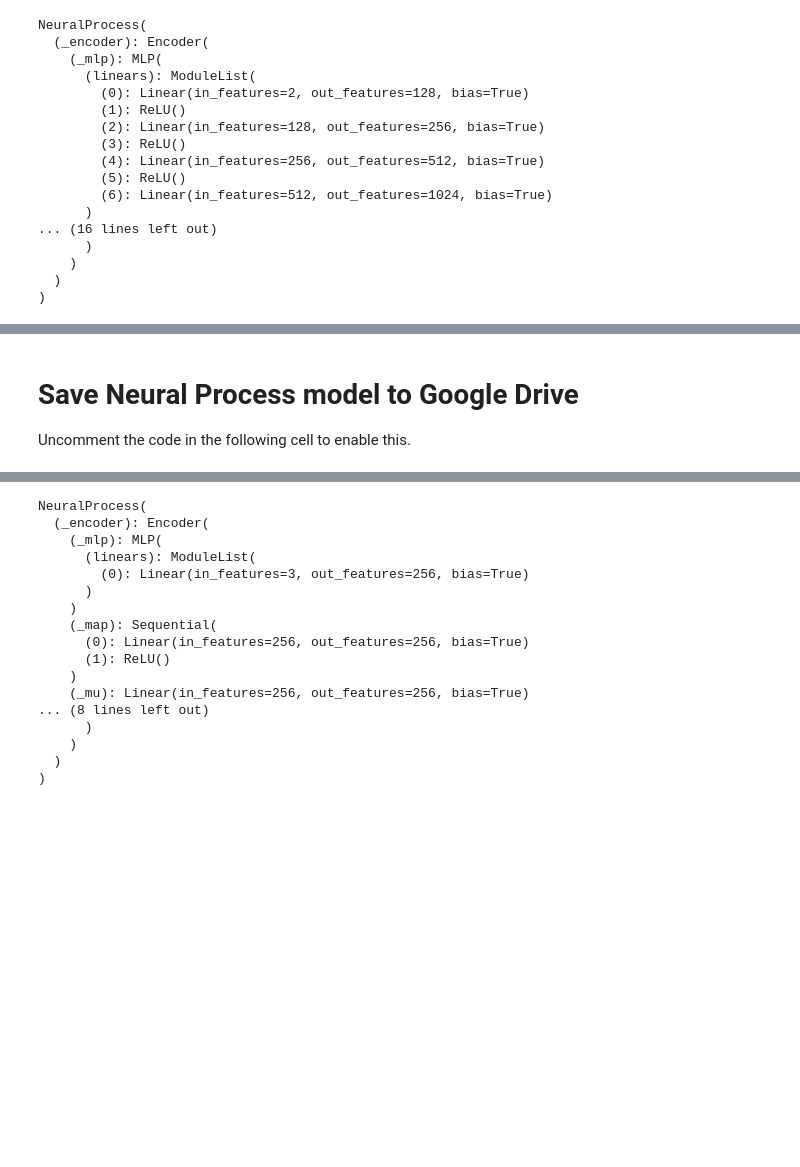
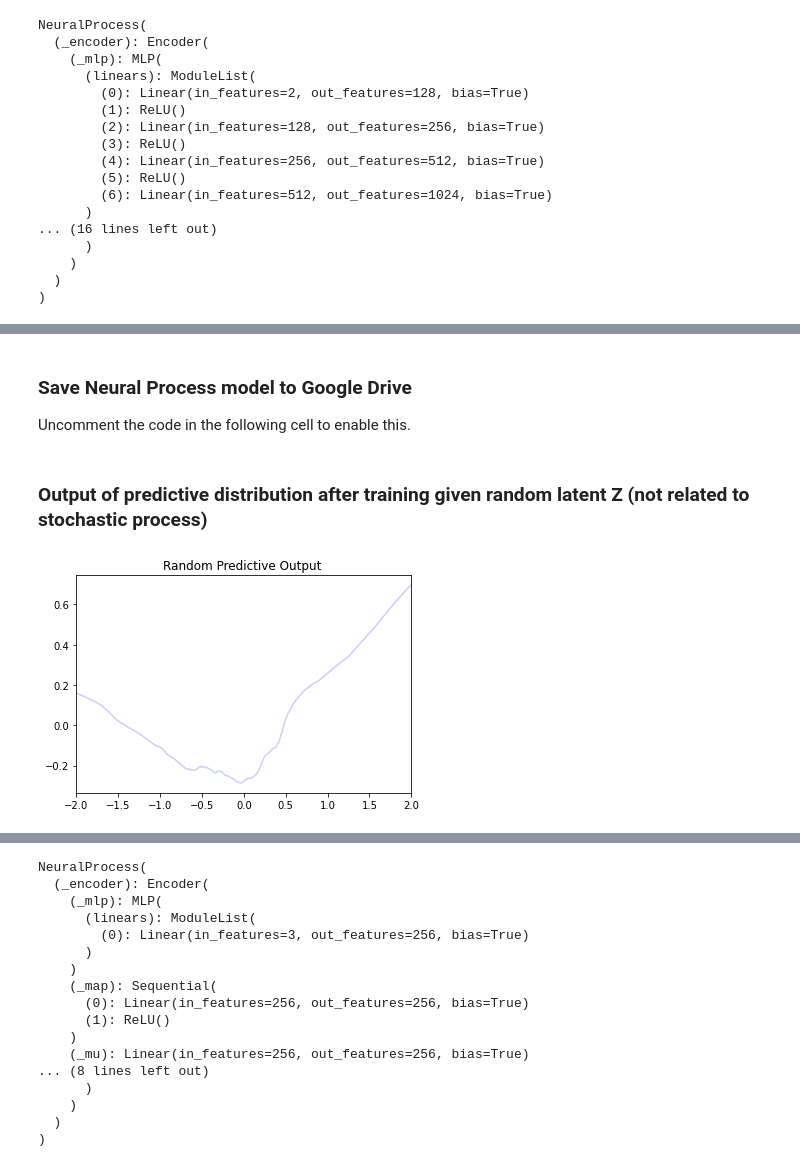
Before and after one commit to rodrigobdz/neural-processes, a Jupyter notebook: neural-processes.ipynb, the cells around one changed output, grey strips where cells are left out. Drawn from its saved outputs; the diff is of its cells as text; code cells hidden in the pictures; blank space fills up the shorter version.

```diff
--- a/neural-processes.ipynb
+++ b/neural-processes.ipynb
@@ -118,6 +152,6 @@ Iteration: 50000, loss: -0.43121814727783203
 ... (8 outputs left out)
 # %% [markdown]
-# Save Neural Process model to Google Drive
+### Save Neural Process model to Google Drive
 Uncomment the code in the following cell to enable this.
 # %%
 # Mount drive
@@ -137,3 +171,18 @@ from six.moves import urllib
 opener = urllib.request.build_opener()
 opener.addheaders = [('User-agent', 'Mozilla/5.0')]
 urllib.request.install_opener(opener)
+# %% [markdown]
+### Output of predictive distribution after training given random latent Z (not related to stochastic process)
+# %%
+for i in range(len(test_list)):
+  xc, yc, xt, yt = test_list[i]
+  z = torch.rand((1, h_size)).to(dev)
+  z = z[:, None, :].expand(-1, xt.shape[1], -1)
+  mu, sig, distr = np._decoder(xt, z)
+
+  plt.plot(xt.cpu()[0], mu.detach().cpu()[0],
+             c='b', alpha=0.2)
+  plt.title(label='Random Predictive Output ')
+  plt.xlim(-2, 2)
+# %% [output]
+[figure, added]
```
Also changed, not shown: parts of 17 cells of this notebook.
